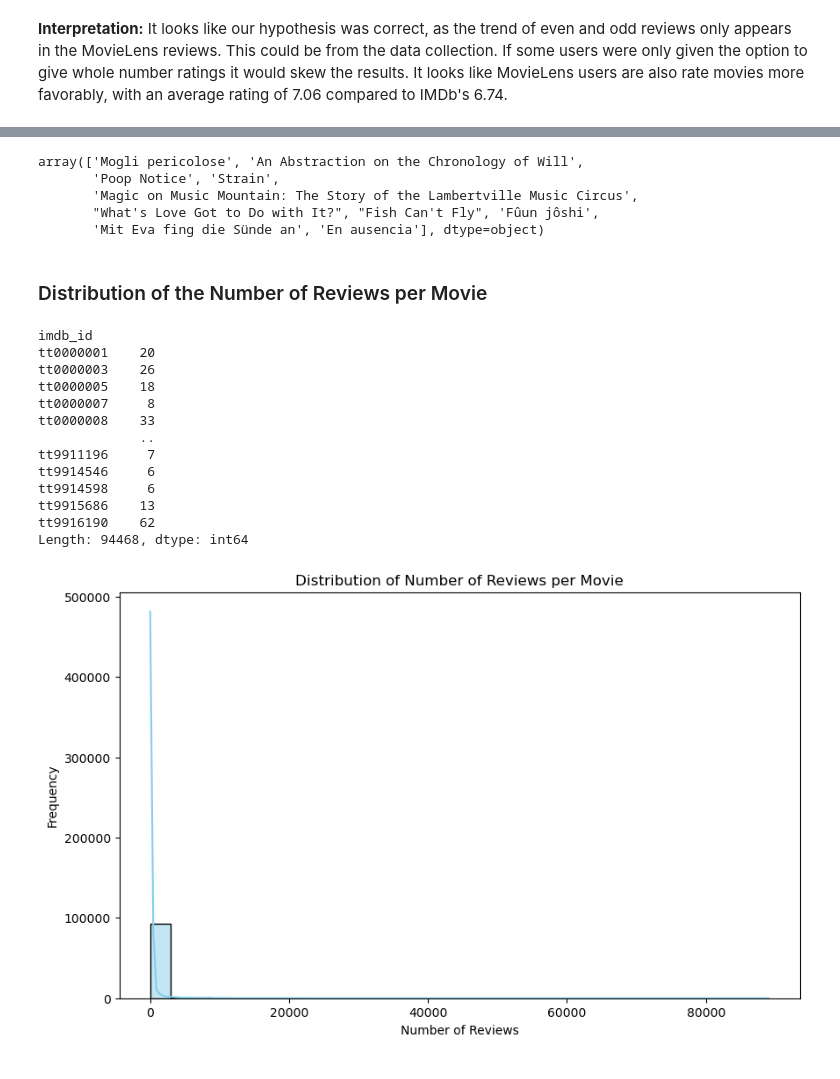
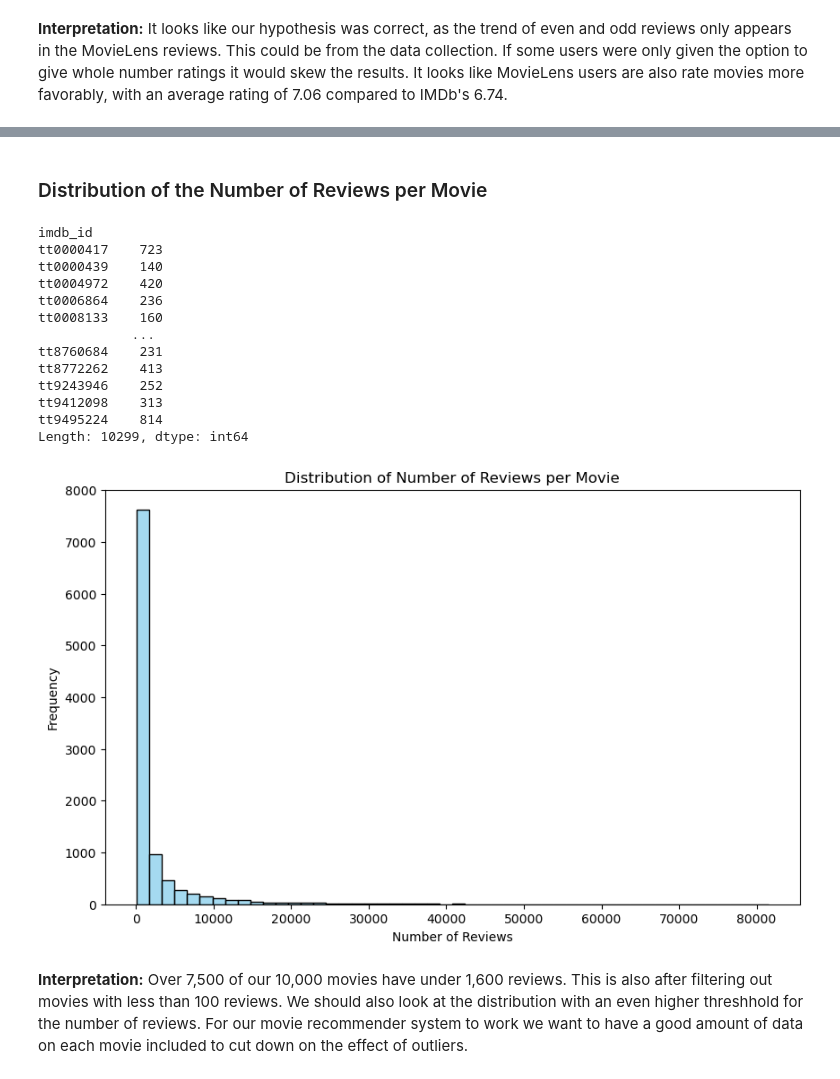
Before and after one commit to jackfrantz/Movie-Recommender-System, a Jupyter notebook: Code_Notebooks/2_EDA.ipynb, the cells around one changed output, grey strips where cells are left out. Saved outputs shown, nothing was run; the diff lists cells and outputs as text; code cells hidden in the pictures.

```diff
--- a/Code_Notebooks/2_EDA.ipynb
+++ b/Code_Notebooks/2_EDA.ipynb
@@ -100,2 +102,3 @@ We will be using just MovieLens reviews for this because there may be TV data mi
 # %%
-ml_reviews = pd.read_csv('')
+ml_reviews = pd.read_csv('../Data/Large-Data/ml_reviews.csv')
+ml_reviews
@@ -102,6 +119,6 @@ ml_reviews = pd.read_csv('')
 # %%
 # Calculate the count of reviews for each movie
-reviews_per_movie = reviews.groupby('imdb_id').size()
+reviews_per_movie = ml_reviews.groupby('imdb_id').size()
 reviews_per_movie
 # %% [output]
 imdb_id
@@ -120,5 +137,5 @@ Length: 244578, dtype: int64
 # %%
-# Filter out movies with less than 5 reviews
-movies_over_1000_reviews = reviews_per_movie[reviews_per_movie >= 1000].index
-movies_over_1000_reviews
+# Filter out movies with less than 100 reviews
+movies_over_100_reviews = reviews_per_movie[reviews_per_movie >= 100].index
+movies_over_100_reviews
 # %% [output]
@@ -131,5 +148,5 @@ Index(['tt0010323', 'tt0012349', 'tt0013442', 'tt0015648', 'tt0015864',
 # %%
 # Filter the DataFrame to include only reviews for valid movies
-reviews_filtered = reviews[reviews['imdb_id'].isin(movies_over_1000_reviews)]
+reviews_filtered = ml_reviews[ml_reviews['imdb_id'].isin(movies_over_100_reviews)]
 reviews_filtered
 # %% [output]
@@ -281,11 +261,0 @@ Name: scaled_rating, dtype: float64
-# %%
-# Get the titles of the top-rated movies
-top_rated_movie_titles = reviews[reviews['imdb_id'].isin(top_rated_movies.index)]['title'].unique()
-
-top_rated_movie_titles
-# %% [output]
-array(['Mogli pericolose', 'An Abstraction on the Chronology of Will',
-       'Poop Notice', 'Strain',
-       'Magic on Music Mountain: The Story of the Lambertville Music Circus',
-       "What's Love Got to Do with It?", "Fish Can't Fly", 'Fûun jôshi',
-       'Mit Eva fing die Sünde an', 'En ausencia'], dtype=object)
@@ -307,25 +266,31 @@ reviews_per_movie = reviews_filtered.groupby('imdb_id').size()
 reviews_per_movie
 # %% [output]
 imdb_id
-tt0000001    20
-tt0000003    26
-tt0000005    18
-tt0000007     8
-tt0000008    33
-             ..
-tt9911196     7
-tt9914546     6
-tt9914598     6
-tt9915686    13
-tt9916190    62
-Length: 94468, dtype: int64
+tt0000417    723
+tt0000439    140
+tt0004972    420
+tt0006864    236
+tt0008133    160
+            ...
+tt8760684    231
+tt8772262    413
+tt9243946    252
+tt9412098    313
+tt9495224    814
+Length: 10299, dtype: int64
 # %%
 # Plotting the distribution of the number of reviews per movie
 plt.figure(figsize=(10, 6))
-sns.histplot(reviews_per_movie, bins=30, kde=True, color='skyblue')
+
+sns.histplot(reviews_per_movie, bins=50, color='skyblue')
+
 plt.title('Distribution of Number of Reviews per Movie')
 plt.xlabel('Number of Reviews')
 plt.ylabel('Frequency')
+
+plt.savefig('../Visualizations/reviews_per_movie.png')
 plt.show()
 # %% [output]
-[figure, old version]
+[figure, new version]
+# %% [markdown]
+**Interpretation:** Over 7,500 of our 10,000 movies have under 1,600 reviews. This is also after filtering out movies with less than 100 reviews. We should also look at the distribution with an even higher threshhold for the number of reviews. For our movie recommender system to work we want to have a good amount of data on each movie included to cut down on the effect of outliers.
```
Also changed, not shown: parts of 33 cells of this notebook.
